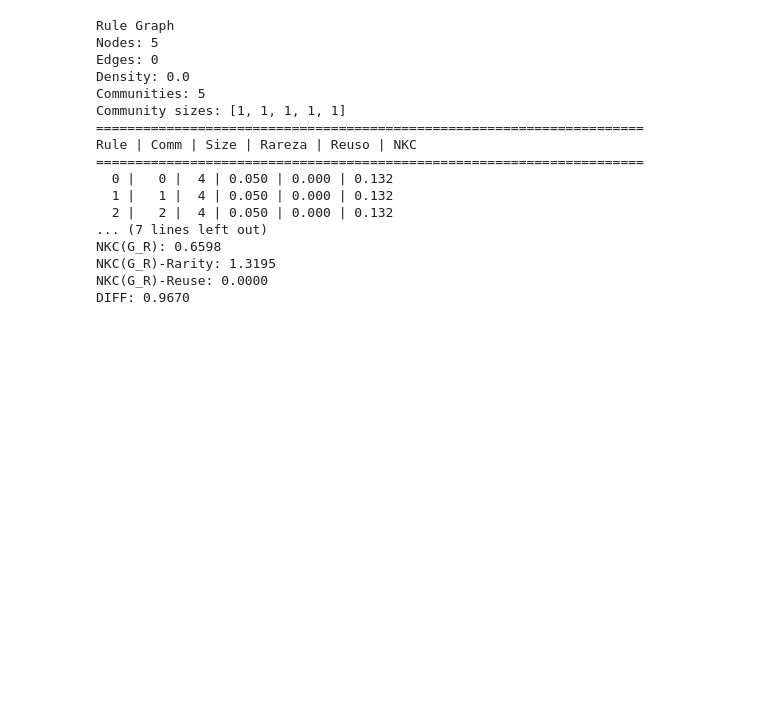
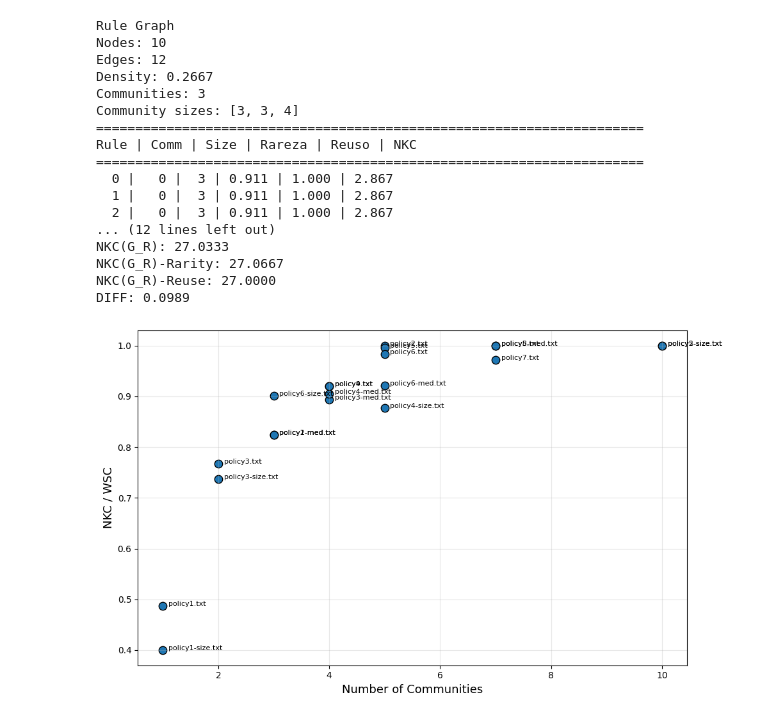
Before and after one commit to diazmx/phd-thesis-lab, a Jupyter notebook: 25_LastWeek/final_metric.ipynb, the cells around one changed output. Drawn from its saved outputs; the diff is of its cells as text; code cells hidden in the pictures; blank space fills up the shorter version.

```diff
--- a/25_LastWeek/final_metric.ipynb
+++ b/25_LastWeek/final_metric.ipynb
@@ -451,20 +529,56 @@ def compare_metrics(file_name, edge_th, alpha_):
 # %%
-compare_metrics("policy2.txt", 0.25, 1.2)
+compare_metrics("00_policies/policy6-size.txt", 0.25, 1)
 # %% [output]
 Rule Graph
-Nodes: 5
-Edges: 0
-Density: 0.0
-Communities: 5
-Community sizes: [1, 1, 1, 1, 1]
+Nodes: 10
+Edges: 12
+Density: 0.2667
+Communities: 3
+Community sizes: [3, 3, 4]
 ======================================================================
 Rule | Comm | Size | Rareza | Reuso | NKC
 ======================================================================
-  0 |   0 |  4 | 0.050 | 0.000 | 0.132
-  1 |   1 |  4 | 0.050 | 0.000 | 0.132
-  2 |   2 |  4 | 0.050 | 0.000 | 0.132
-... (7 lines left out)
-NKC(G_R): 0.6598
-NKC(G_R)-Rarity: 1.3195
-NKC(G_R)-Reuse: 0.0000
-DIFF: 0.9670
+  0 |   0 |  3 | 0.911 | 1.000 | 2.867
+  1 |   0 |  3 | 0.911 | 1.000 | 2.867
+  2 |   0 |  3 | 0.911 | 1.000 | 2.867
+... (12 lines left out)
+NKC(G_R): 27.0333
+NKC(G_R)-Rarity: 27.0667
+NKC(G_R)-Reuse: 27.0000
+DIFF: 0.0989
+# %%
+import matplotlib.pyplot as plt
+
+def plot_nkc_ratio_vs_communities(results):
+
+    x = [r["communities"] for r in results]
+    y = [r["nkc"] / r["wsc"] for r in results]
+    labels = [r["policy"] for r in results]
+
+    plt.figure(figsize=(10,6))
+
+    plt.scatter(
+        x,
+        y,
+        s=80,
+        edgecolor="black"
+    )
+
+    for xi, yi, label in zip(x, y, labels):
+        plt.text(
+            xi + 0.1,
+            yi,
+            label,
+            fontsize=8
+        )
+
+    plt.xlabel("Number of Communities", fontsize=13)
+    plt.ylabel("NKC / WSC", fontsize=13)
+    plt.grid(alpha=0.3)
+
+    plt.tight_layout()
+    plt.show()
+
+plot_nkc_ratio_vs_communities(results)
+# %% [output]
+[figure, added]
```
Also changed, not shown: parts of 7 cells of this notebook, 28 other files.
